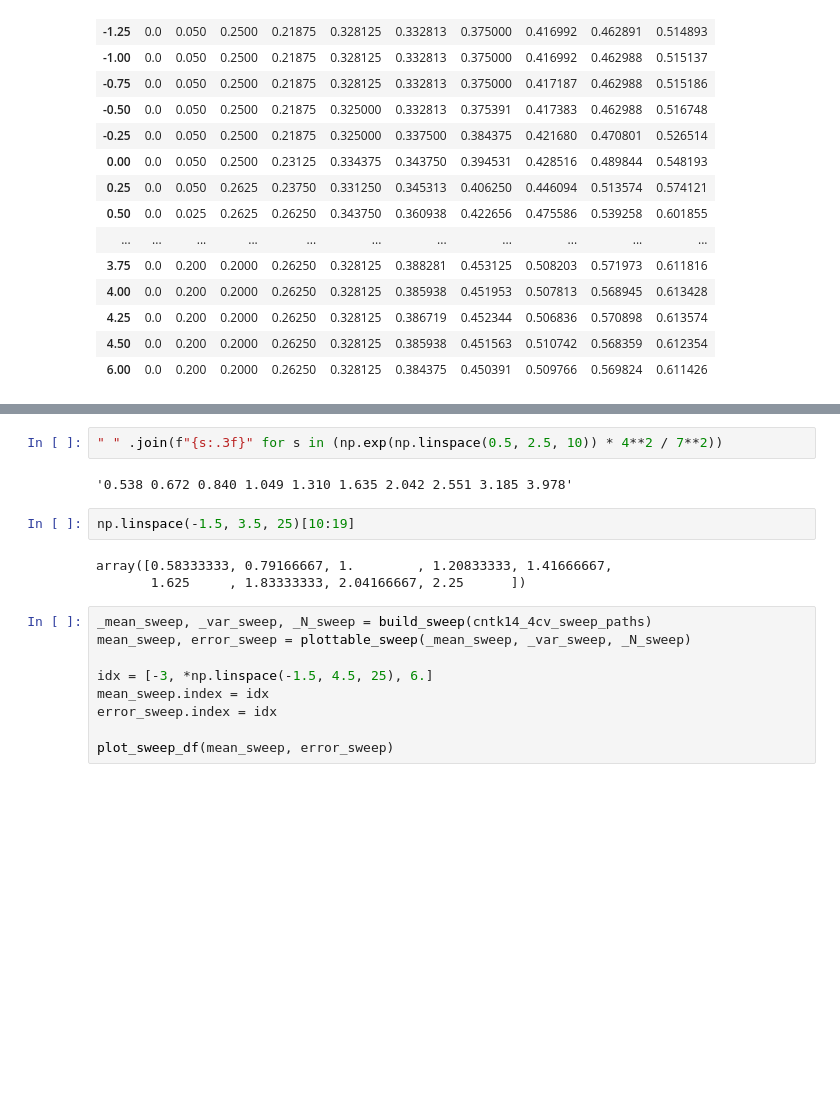
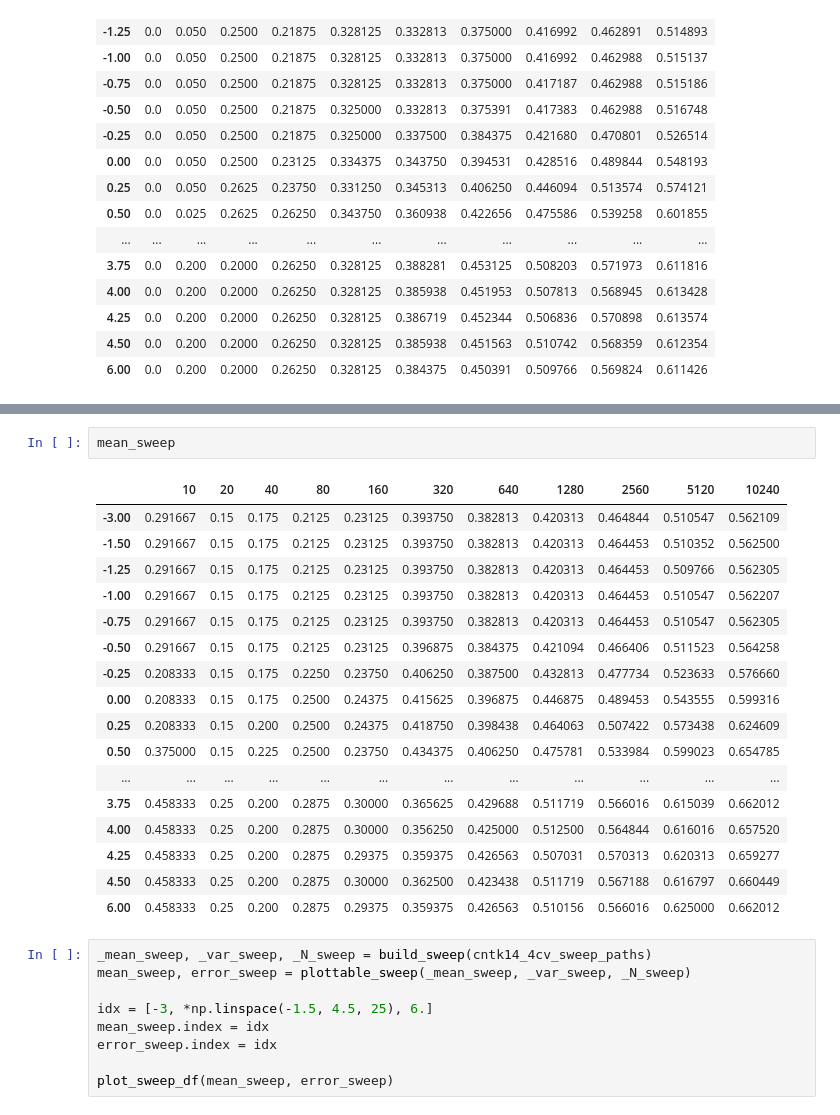
Before and after one commit to rhaps0dy/cnn-limits, a Jupyter notebook: notebooks/Low data plots.ipynb, the cells around one changed output, grey strips where cells are left out. Saved outputs shown, nothing was run; the diff lists cells and outputs as text; blank space fills up the shorter version.

```diff
--- a/notebooks/Low data plots.ipynb
+++ b/notebooks/Low data plots.ipynb
@@ -597,12 +617,23 @@ accessing cartwright:/scratch/ag919/logs/predict_cv_acc/31/n_splits_-1
-# %%
-" " .join(f"{s:.3f}" for s in (np.exp(np.linspace(0.5, 2.5, 10)) * 4**2 / 7**2))
-# %% [output]
-'0.538 0.672 0.840 1.049 1.310 1.635 2.042 2.551 3.185 3.978'
-# %%
-np.linspace(-1.5, 3.5, 25)[10:19]
-# %% [output]
-array([0.58333333, 0.79166667, 1.        , 1.20833333, 1.41666667,
-       1.625     , 1.83333333, 2.04166667, 2.25      ])
+# %%
+mean_sweep
+# %% [output]
+|  | 10 | 20 | 40 | 80 | 160 | 320 | 640 | 1280 | 2560 | 5120 | 10240 |
+| -3.00 | 0.291667 | 0.15 | 0.175 | 0.2125 | 0.23125 | 0.393750 | 0.382813 | 0.420313 | 0.464844 | 0.510547 | 0.562109 |
+| -1.50 | 0.291667 | 0.15 | 0.175 | 0.2125 | 0.23125 | 0.393750 | 0.382813 | 0.420313 | 0.464453 | 0.510352 | 0.562500 |
+| -1.25 | 0.291667 | 0.15 | 0.175 | 0.2125 | 0.23125 | 0.393750 | 0.382813 | 0.420313 | 0.464453 | 0.509766 | 0.562305 |
+| -1.00 | 0.291667 | 0.15 | 0.175 | 0.2125 | 0.23125 | 0.393750 | 0.382813 | 0.420313 | 0.464453 | 0.510547 | 0.562207 |
+| -0.75 | 0.291667 | 0.15 | 0.175 | 0.2125 | 0.23125 | 0.393750 | 0.382813 | 0.420313 | 0.464453 | 0.510547 | 0.562305 |
+| -0.50 | 0.291667 | 0.15 | 0.175 | 0.2125 | 0.23125 | 0.396875 | 0.384375 | 0.421094 | 0.466406 | 0.511523 | 0.564258 |
+| -0.25 | 0.208333 | 0.15 | 0.175 | 0.2250 | 0.23750 | 0.406250 | 0.387500 | 0.432813 | 0.477734 | 0.523633 | 0.576660 |
+| 0.00 | 0.208333 | 0.15 | 0.175 | 0.2500 | 0.24375 | 0.415625 | 0.396875 | 0.446875 | 0.489453 | 0.543555 | 0.599316 |
+| 0.25 | 0.208333 | 0.15 | 0.200 | 0.2500 | 0.24375 | 0.418750 | 0.398438 | 0.464063 | 0.507422 | 0.573438 | 0.624609 |
+| 0.50 | 0.375000 | 0.15 | 0.225 | 0.2500 | 0.23750 | 0.434375 | 0.406250 | 0.475781 | 0.533984 | 0.599023 | 0.654785 |
+| ... | ... | ... | ... | ... | ... | ... | ... | ... | ... | ... | ... |
+| 3.75 | 0.458333 | 0.25 | 0.200 | 0.2875 | 0.30000 | 0.365625 | 0.429688 | 0.511719 | 0.566016 | 0.615039 | 0.662012 |
+| 4.00 | 0.458333 | 0.25 | 0.200 | 0.2875 | 0.30000 | 0.356250 | 0.425000 | 0.512500 | 0.564844 | 0.616016 | 0.657520 |
+| 4.25 | 0.458333 | 0.25 | 0.200 | 0.2875 | 0.29375 | 0.359375 | 0.426563 | 0.507031 | 0.570313 | 0.620313 | 0.659277 |
+| 4.50 | 0.458333 | 0.25 | 0.200 | 0.2875 | 0.30000 | 0.362500 | 0.423438 | 0.511719 | 0.567188 | 0.616797 | 0.660449 |
+| 6.00 | 0.458333 | 0.25 | 0.200 | 0.2875 | 0.29375 | 0.359375 | 0.426563 | 0.510156 | 0.566016 | 0.625000 | 0.662012 |
 # %%
 _mean_sweep, _var_sweep, _N_sweep = build_sweep(cntk14_4cv_sweep_paths)
 mean_sweep, error_sweep = plottable_sweep(_mean_sweep, _var_sweep, _N_sweep)
```
Also changed, not shown: parts of 8 cells of this notebook, 12 other files.
